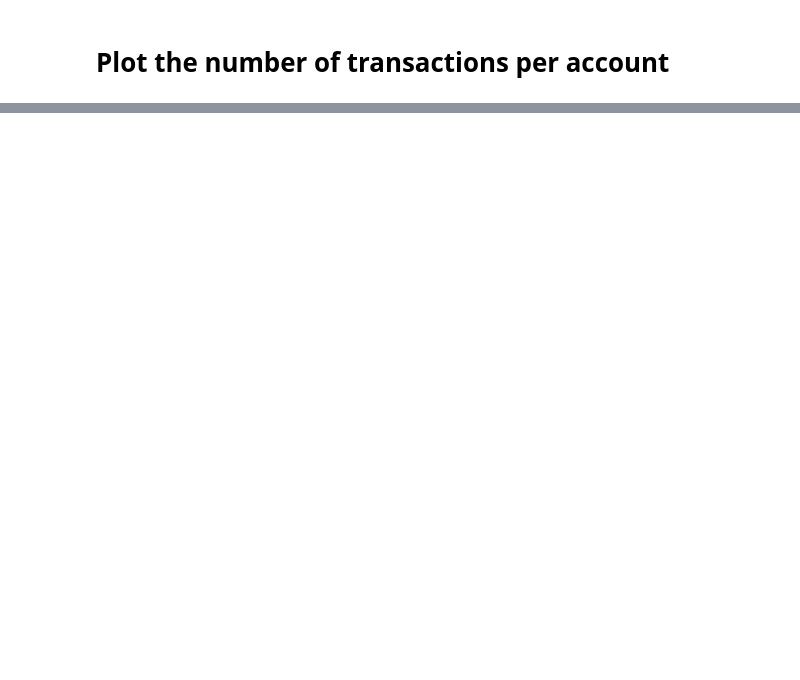
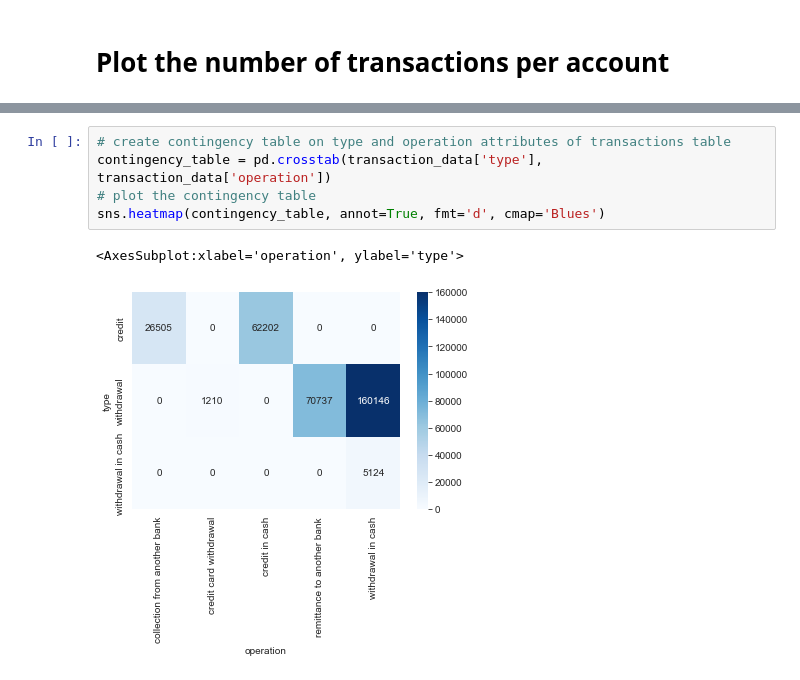
Before and after one commit to ruialves35/feup-ac, a Jupyter notebook: src/understanding/understanding.ipynb, the cells around one changed output, grey strips where cells are left out. Saved outputs shown, nothing was run; the diff lists cells and outputs as text; blank space fills up the shorter version.

```diff
--- a/src/understanding/understanding.ipynb
+++ b/src/understanding/understanding.ipynb
@@ -296,0 +305,8 @@ sns.histplot(account_transactions["num_transactions"], kde=False, bins=100)
+# %%
+# create contingency table on type and operation attributes of transactions table
+contingency_table = pd.crosstab(transaction_data['type'], transaction_data['operation'])
+# plot the contingency table
+sns.heatmap(contingency_table, annot=True, fmt='d', cmap='Blues')
+# %% [output]
+<AxesSubplot:xlabel='operation', ylabel='type'>
+[figure, added]
```
Also changed, not shown: parts of 10 cells of this notebook.
